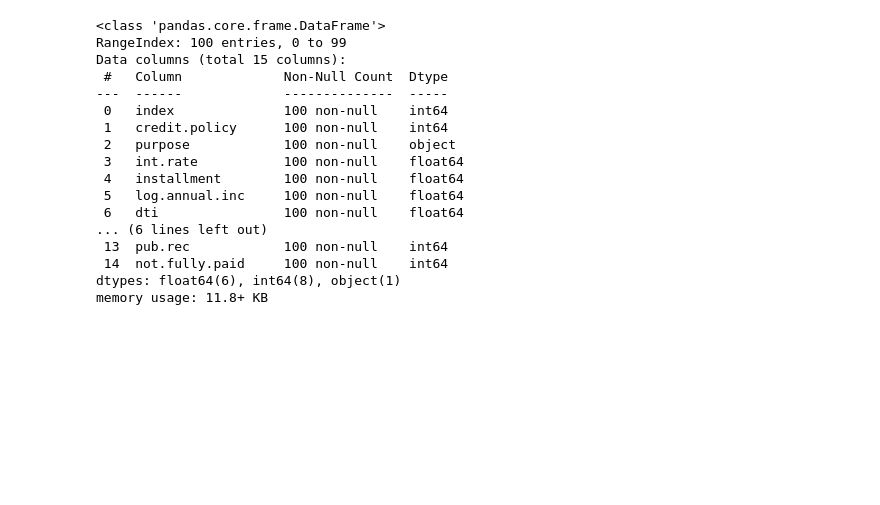
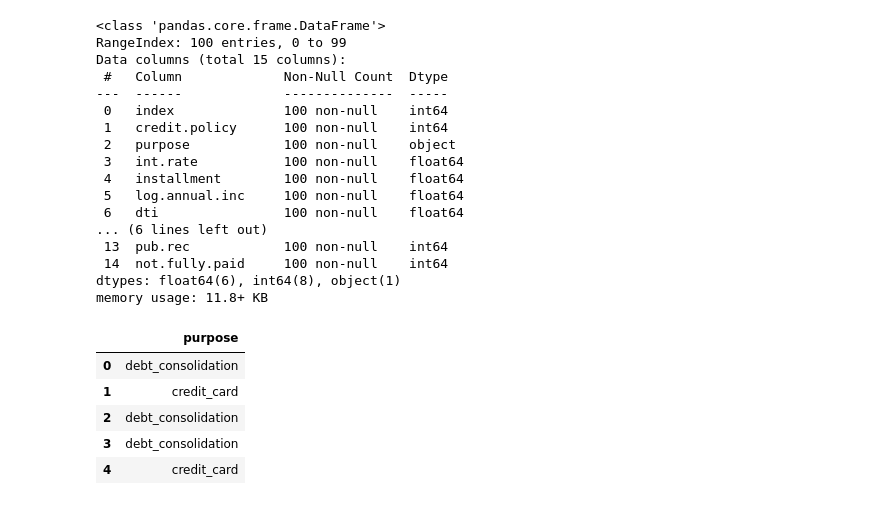
Before and after one commit to twobunnyrabbit/Python-Machine-Learning-by-Example-Fourth-Edition, a Jupyter notebook: ch2/naive_bayes_datacamp.ipynb, the cells around one changed output. Drawn from its saved outputs; the diff is of its cells as text; code cells hidden in the pictures; blank space fills up the shorter version.

```diff
--- a/ch2/naive_bayes_datacamp.ipynb
+++ b/ch2/naive_bayes_datacamp.ipynb
@@ -142,3 +250,14 @@ Data columns (total 15 columns):
  14  not.fully.paid     100 non-null    int64
 dtypes: float64(6), int64(8), object(1)
 memory usage: 11.8+ KB
+# %%
+# Select object types
+
+df.select_dtypes(include='object').head()
+# %% [output]
+|  | purpose |
+| 0 | debt_consolidation |
+| 1 | credit_card |
+| 2 | debt_consolidation |
+| 3 | debt_consolidation |
+| 4 | credit_card |
```
Also changed, not shown: parts of 11 cells of this notebook.
